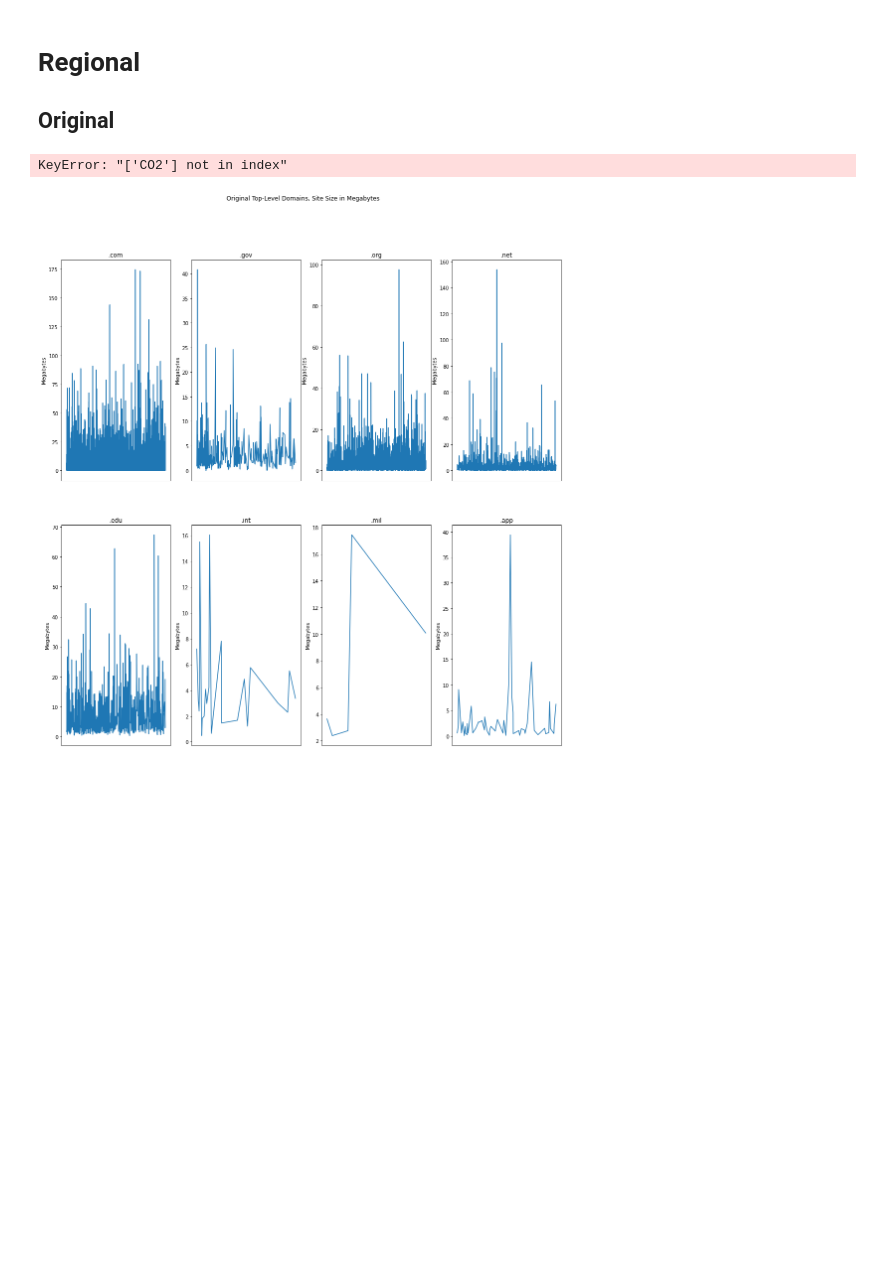
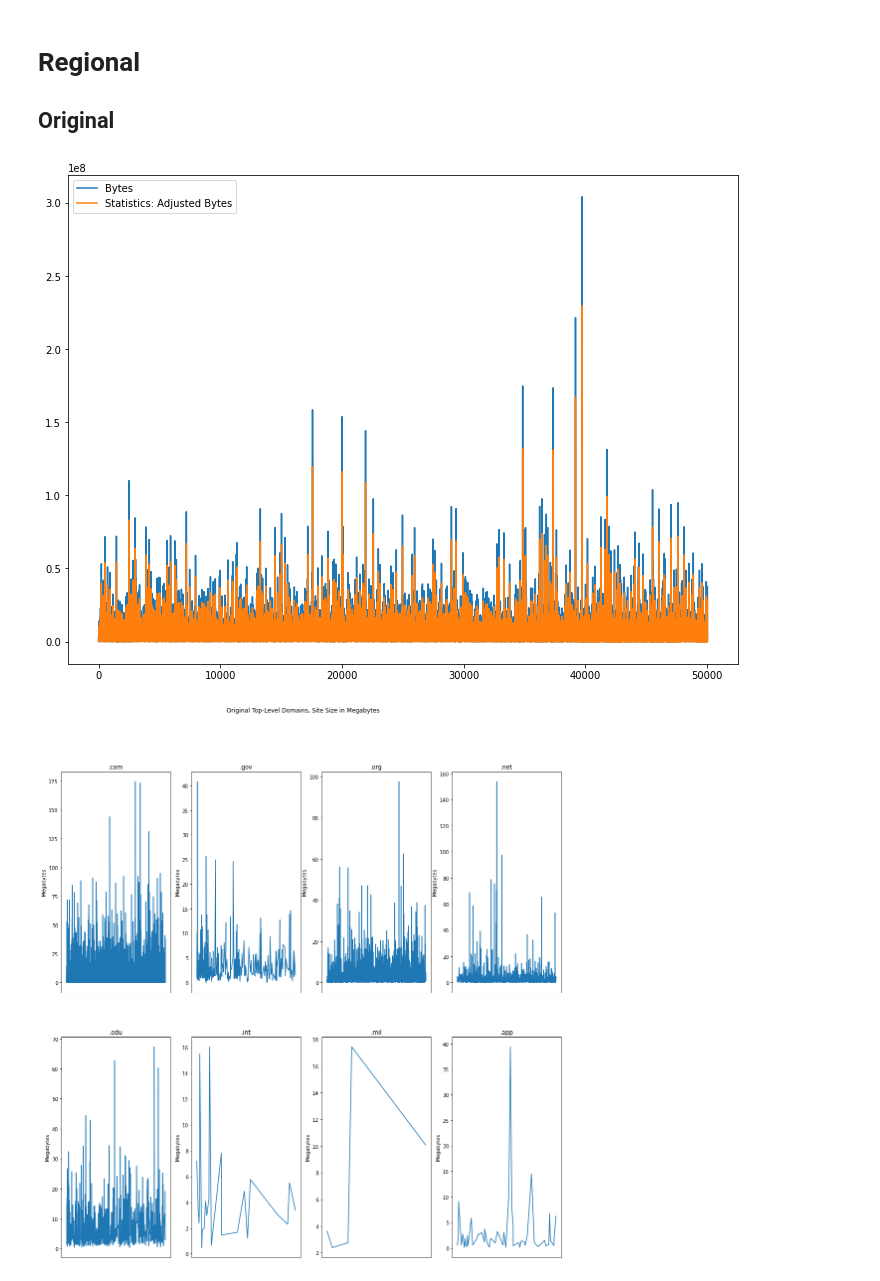
Before and after one commit to ivanivanov10101/bachelor-project, a Jupyter notebook: charts.ipynb, the cells around one changed output. Saved outputs shown, nothing was run; the diff lists cells and outputs as text; code cells hidden in the pictures; blank space fills up the shorter version.

```diff
--- a/charts.ipynb
+++ b/charts.ipynb
@@ -412,10 +412,11 @@ mil = df[df['URL'].str.contains('.mil/', regex = False)]
 app = df[df['URL'].str.contains('.app/', regex = False)]
 original = [com, gov, org, net, edu, int, mil, app]
 merged_original = pd.concat(original)
-# %%
-df[['Bytes', 'CO2']].plot(figsize =(10, 7))
-# %% [output]
-KeyError: "['CO2'] not in index"
+# %%
+df[['Bytes', 'Statistics: Adjusted Bytes']].plot(figsize =(12, 9))
+plt.savefig('images/graphs/bytes_and_adjusted_bytes.png')
+# %% [output]
+[figure, added]
 # %%
 com = com.rename(columns={"Bytes": "Megabytes"})
 gov = gov.rename(columns={"Bytes": "Megabytes"})
```
Also changed, not shown: 5 other files.
